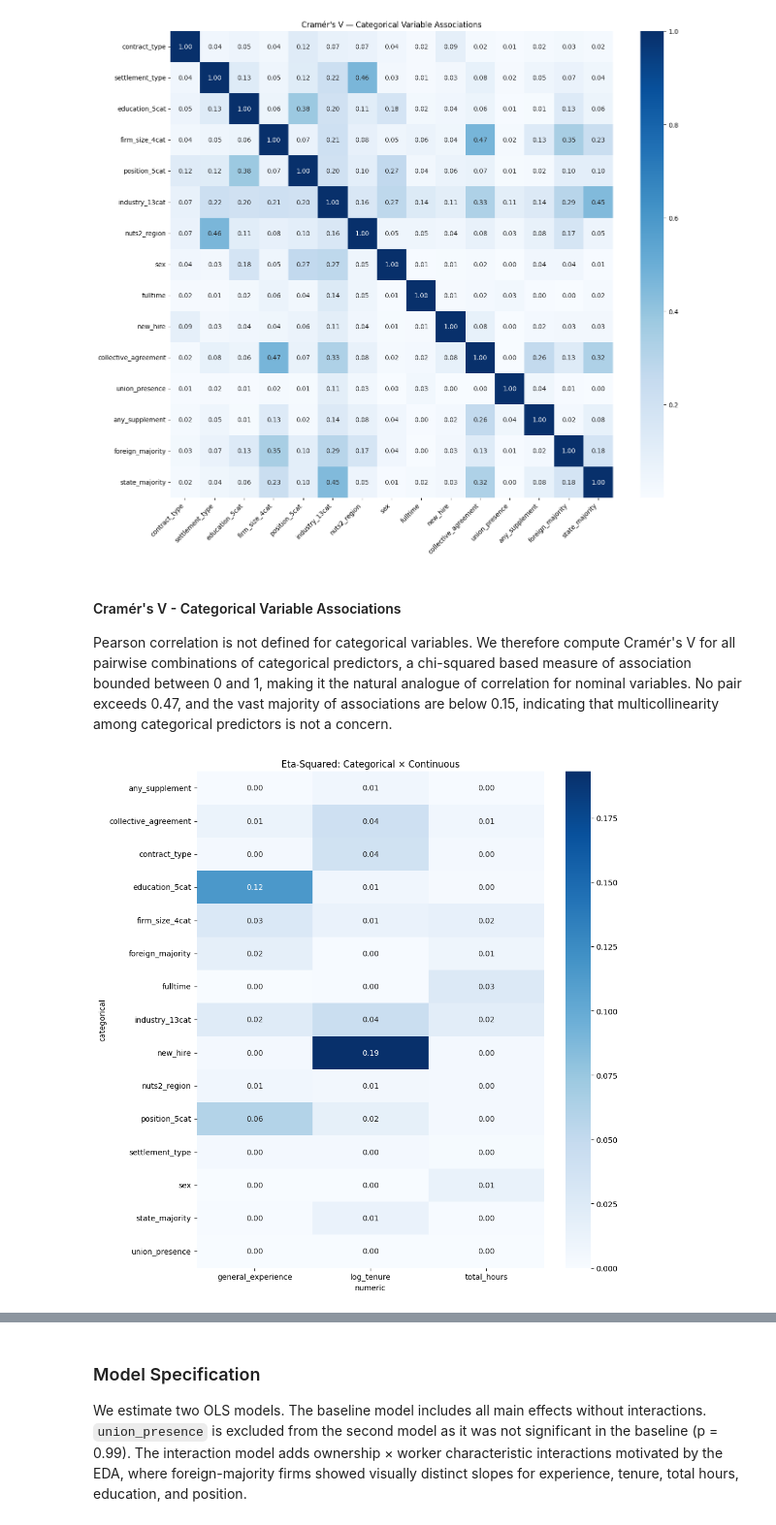
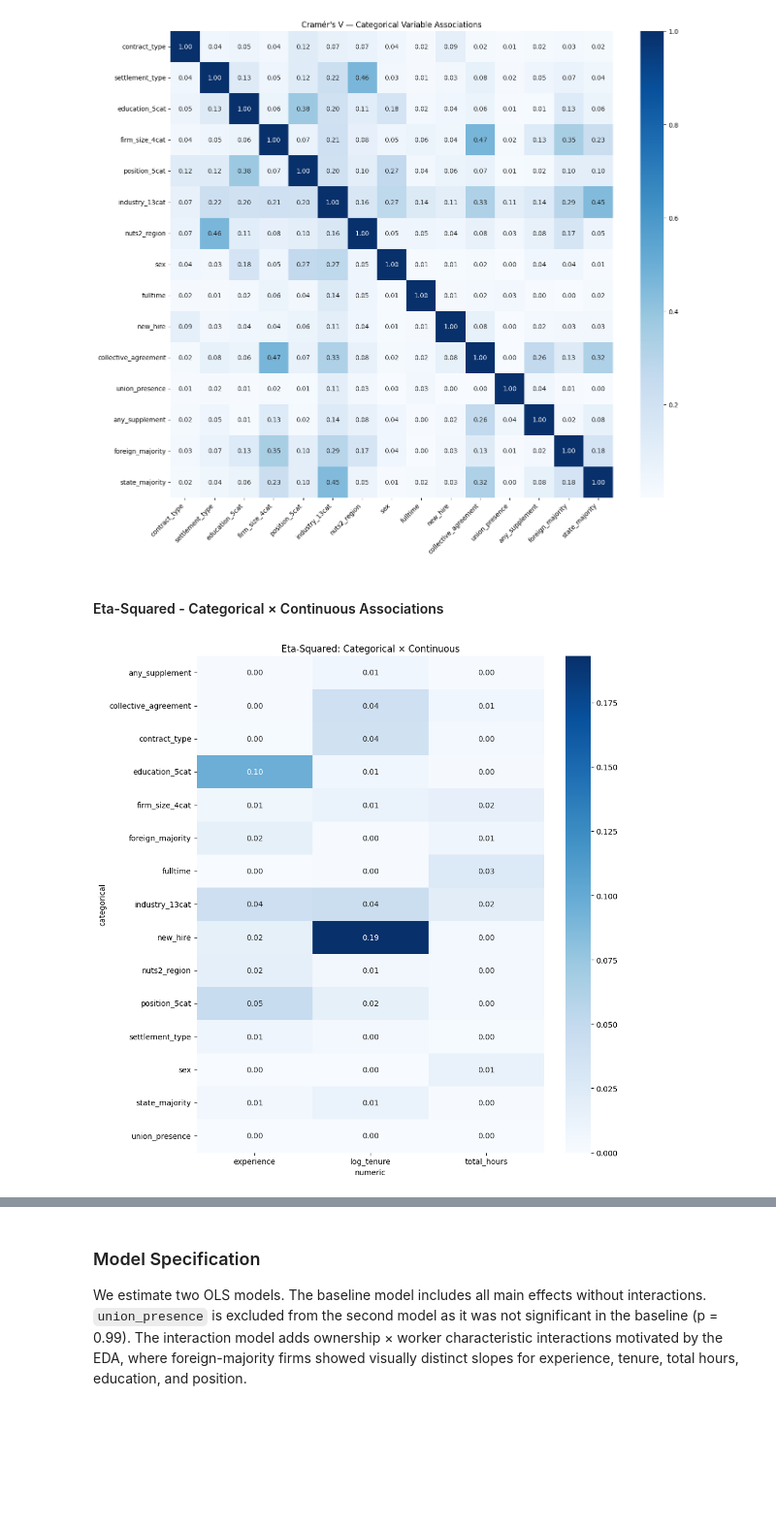
Before and after one commit to oli-maynard-dev/230a_project_files_OM_MS, a Jupyter notebook: code/modeling.ipynb, the cells around one changed output, grey strips where cells are left out. Shown at 97% size. Cells and saved outputs as stored; diff of their text form; code cells hidden in the pictures; blank space fills up the shorter version.

```diff
--- a/code/modeling.ipynb
+++ b/code/modeling.ipynb
@@ -25,9 +20,2 @@ these two components are uncorrelated.
-# %%
-# Create general_experience = experience - tenure_years
-df['general_experience'] = df['experience'] - df['tenure_years']
-df['general_experience_sq'] = df['general_experience'] ** 2
-
-# Drop originals only if they still exist
-df = df.drop(columns=[c for c in ['experience', 'experience_sq', 'tenure_years'] if c in df.columns])
 # %%
 # Check VIF
@@ -122,44 +108,37 @@ plt.tight_layout()
 plt.show()
 # %% [output]
 [figure]
-# %% [markdown]
-#### Cramér's V - Categorical Variable Associations
-
-Pearson correlation is not defined for categorical variables. We therefore compute
-Cramér's V for all pairwise combinations of categorical predictors, a chi-squared
-based measure of association bounded between 0 and 1, making it the natural analogue
-of correlation for nominal variables. No pair exceeds 0.47, and the vast majority of
-associations are below 0.15, indicating that multicollinearity among categorical
-predictors is not a concern.
+# %% [markdown]
+#### Eta-Squared - Categorical × Continuous Associations
 # %%
 from scipy.stats import f_oneway
 
 cat_cols = ['contract_type', 'settlement_type', 'education_5cat', 'firm_size_4cat',
             'position_5cat', 'industry_13cat', 'nuts2_region', 'sex', 'fulltime',
             'new_hire', 'collective_agreement', 'union_presence', 'any_supplement',
             'foreign_majority', 'state_majority']
 
-numeric_cols = ['general_experience', 'log_tenure', 'total_hours']
+numeric_cols = ['experience', 'log_tenure', 'total_hours']
 
 def eta_squared(cat, num):
     groups = [num[cat == c].dropna() for c in cat.dropna().unique()]
     grand_mean = num.mean()
     ss_between = sum(len(g) * (g.mean() - grand_mean)**2 for g in groups)
     ss_total = sum((num - grand_mean)**2)
     return ss_between / ss_total
 
 results = []
 for c in cat_cols:
     for n in numeric_cols:
         eta2 = eta_squared(df[c], df[n].dropna())
         results.append({'categorical': c, 'numeric': n, 'eta_squared': round(eta2, 3)})
 
 eta_df = pd.DataFrame(results).pivot(index='categorical', columns='numeric', values='eta_squared')
 
 plt.figure(figsize=(10, 10))
 sns.heatmap(eta_df, annot=True, fmt='.2f', cmap='Blues')
 plt.title('Eta-Squared: Categorical × Continuous')
 plt.tight_layout()
 plt.show()
 # %% [output]
-[figure, old version]
+[figure, new version]
```
Also changed, not shown: parts of 12 cells of this notebook.
